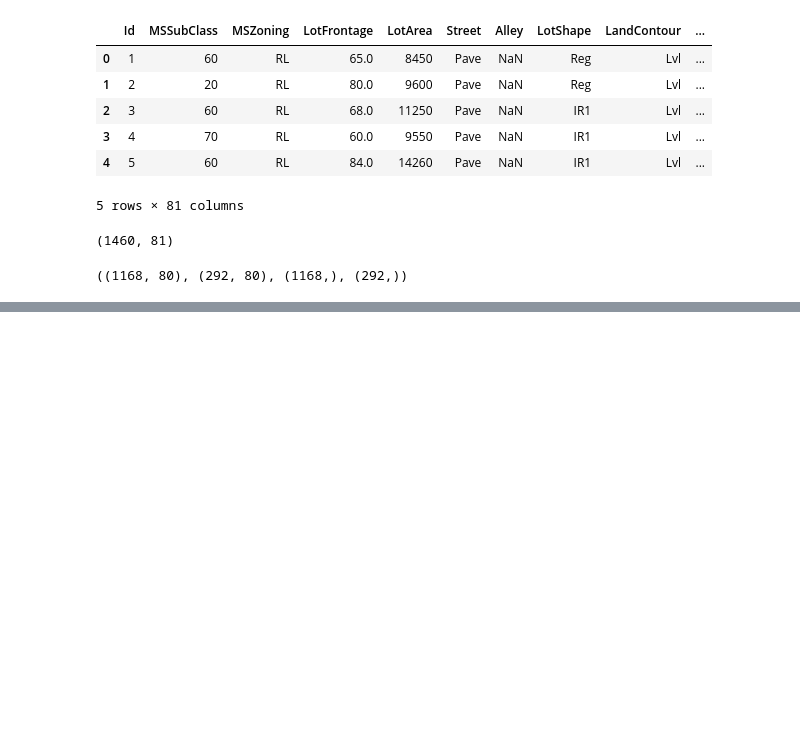
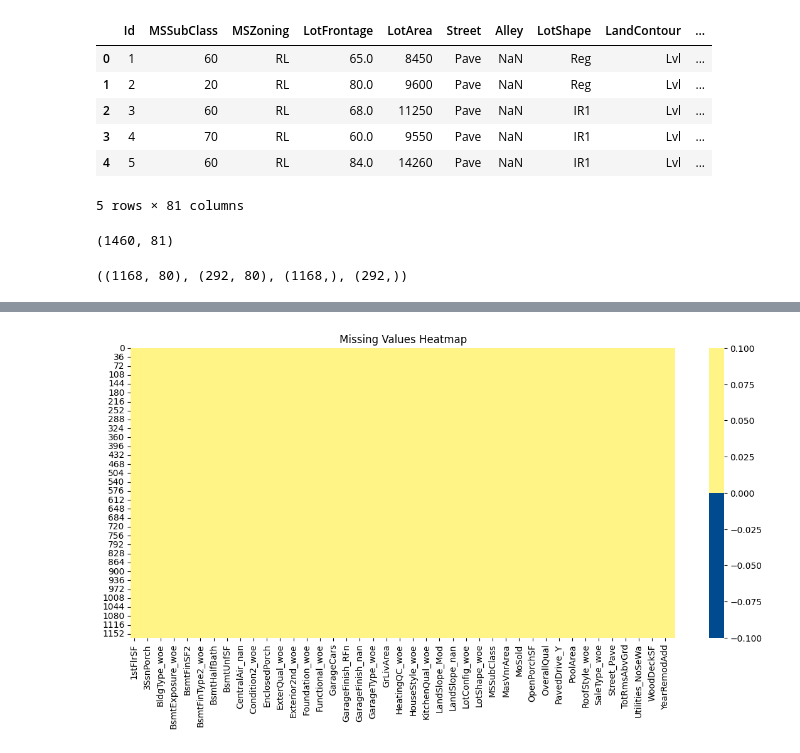
Before and after one commit to nmach22/house-prices-ml, a Jupyter notebook: house-prices.ipynb, the cells around one changed output, grey strips where cells are left out. Drawn from its saved outputs; the diff is of its cells as text; code cells hidden in the pictures; blank space fills up the shorter version.

Commit message:
Linear Regression corrected version. Competition score: 0.20463

```diff
--- a/house-prices.ipynb
+++ b/house-prices.ipynb
@@ -100,0 +137,3 @@ X_test_predictions = predict_mean(X_test)
+# %%
+for col in cat_cols:
+    print(X_train[col].value_counts())
@@ -100,0 +288,24 @@ X_test_predictions = predict_mean(X_test)
+# %%
+from sklearn.pipeline import Pipeline
+from sklearn.preprocessing import StandardScaler
+from sklearn.feature_selection import RFE
+from sklearn.linear_model import LinearRegression
+
+model = LinearRegression()
+
+pipeline = Pipeline([
+    ('preprocess', CustomPreprocessor(woe_columns=woe_columns, one_hot_columns=one_hot_columns, del_cols=del_cols)),
+    ('scaler', StandardScaler()),
+    ('model', model)
+])
+
+y_scaler = StandardScaler()
+y_train_scaled = y_scaler.fit_transform(y_train.values.reshape(-1, 1)).squeeze()
+
+# Fit the pipeline on the entire training set
+pipeline.fit(X_train, y_train_scaled)
+
+preds_validation = pipeline.predict(X_test)
+preds_test = pipeline.predict(test_df)
+
+pred = y_scaler.inverse_transform(preds_test.reshape(-1, 1))
@@ -100,0 +334,7 @@ X_test_predictions = predict_mean(X_test)
+# %%
+# Transform the training data to see the scaled result
+X_train_transformed = pipeline.named_steps['preprocess'].transform(X_train)
+X_train_scaled = pipeline.named_steps['scaler'].transform(X_train_transformed)
+
+# Convert the scaled data to a DataFrame for easier viewing
+X_train_scaled_df = pd.DataFrame(X_train_scaled, columns=X_train_transformed.columns)
@@ -100,0 +370,13 @@ X_test_predictions = predict_mean(X_test)
+# %%
+import seaborn as sns
+import matplotlib.pyplot as plt
+# vizulize what's missing
+plt.figure(figsize=(14, 6))
+
+colors = ['#004a8f', '#FFF485']
+sns.heatmap(X_train_scaled_df.isna(), cmap=sns.color_palette(colors))
+
+plt.title("Missing Values Heatmap")
+plt.show()
+# %% [output]
+[figure, added]
```
Also changed, not shown: parts of 30 cells of this notebook.
